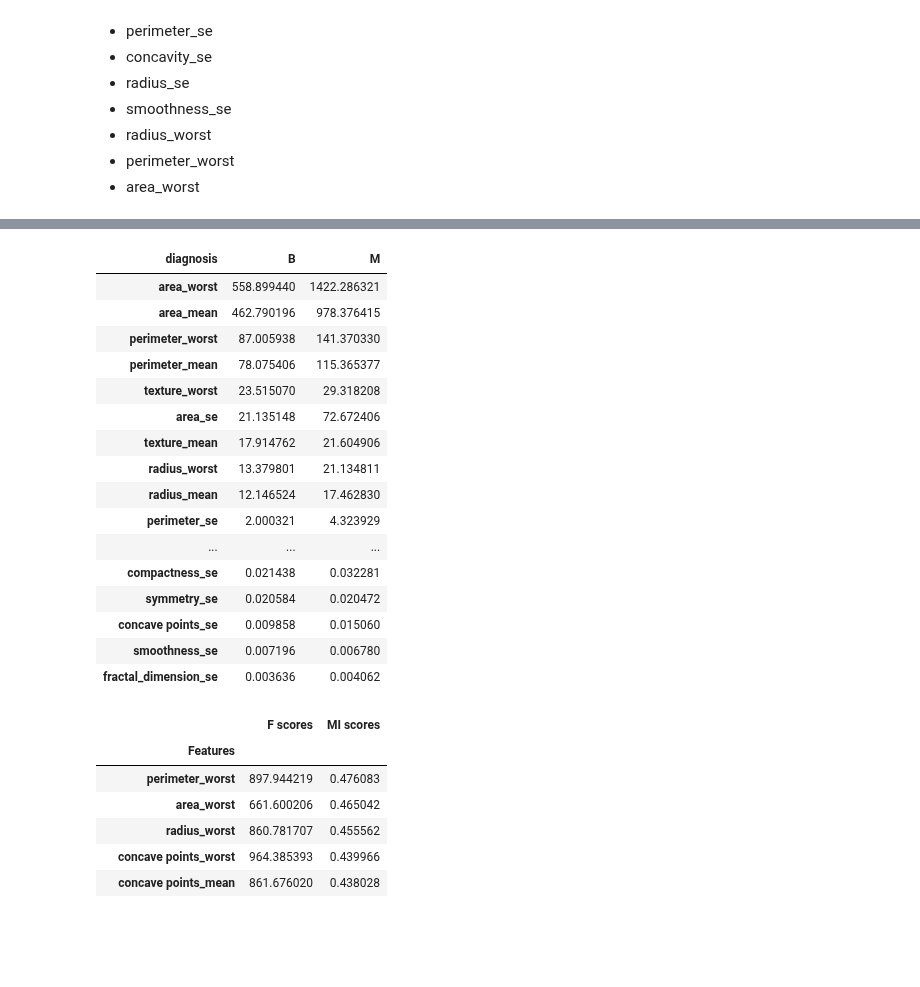
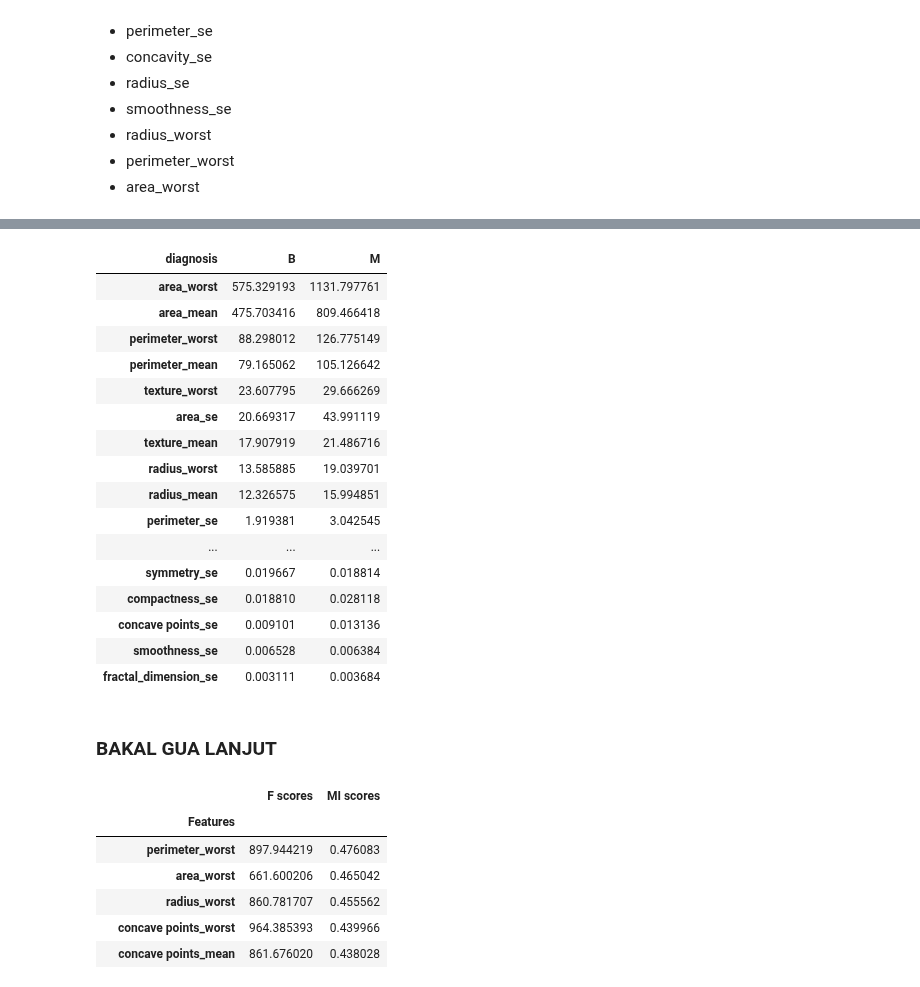
Before and after one commit to AnggaDS01/Python, a Jupyter notebook: Machine-learning/breast_cance_wisconsin_classification/breast_cancer.ipynb, the cells around one changed output, grey strips where cells are left out. Saved outputs shown, nothing was run; the diff lists cells and outputs as text; code cells hidden in the pictures; blank space fills up the shorter version.

```diff
--- a/Machine-learning/breast_cance_wisconsin_classification/breast_cancer.ipynb
+++ b/Machine-learning/breast_cance_wisconsin_classification/breast_cancer.ipynb
@@ -378,0 +377,28 @@ plt.show()
+# %%
+class Clean_Data:
+  def __init__(self, data, target_columns):
+    self.target_columns = target_columns
+    self.data = data
+
+  def detect_outlier(self):
+    q1, q3, iqr, lower_limit, upper_limit = {}, {}, {}, {}, {}
+    select_data = self.data[self.target_columns].quantile([.25, .75])
+
+    for key, val in select_data.to_dict().items():
+      q1[key] = val[0.25]
+      q3[key] = val[0.75]
+      iqr[key] = q3[key] - q1[key]
+      lower_limit[key], upper_limit[key] = q1[key] - 1.5*iqr[key], q3[key] + 1.5*iqr[key]
+
+    self.lower_limit = lower_limit
+    self.upper_limit = upper_limit
+    self.q1 = q1
+    self.q3 = q3
+    self.iqr = iqr
+
+  def remove_outlier(self):
+    new_df = self.data.copy(deep=True)
+    for col in self.target_columns:
+      new_df = new_df[new_df[col].between(self.lower_limit[col], self.upper_limit[col])]
+
+    return new_df
@@ -378,0 +413,8 @@ plt.show()
+# %%
+clean_df = Clean_Data(df, target_cols_outlier)
+clean_df.detect_outlier()
+bc_df_fixed  = clean_df.remove_outlier()
+
+print(clean_df.lower_limit)
+print()
+print(clean_df.upper_limit)
@@ -378,0 +444,4 @@ plt.show()
+# %%
+by_diagnosis = bc_df_fixed.groupby(by='diagnosis')
+by_diagnosis.size().plot(kind='bar')
+plt.show()
@@ -379,20 +450,22 @@ plt.show()
 # %%
-by_diagnosis[df.columns].mean().T.sort_values(by=['B', 'M'], ascending=False)
+by_diagnosis[bc_df_fixed.columns].mean().T.sort_values(by=['B', 'M'], ascending=False)
 # %% [output]
 | diagnosis | B | M |
-| area_worst | 558.899440 | 1422.286321 |
-| area_mean | 462.790196 | 978.376415 |
-| perimeter_worst | 87.005938 | 141.370330 |
-| perimeter_mean | 78.075406 | 115.365377 |
-| texture_worst | 23.515070 | 29.318208 |
-| area_se | 21.135148 | 72.672406 |
-| texture_mean | 17.914762 | 21.604906 |
-| radius_worst | 13.379801 | 21.134811 |
-| radius_mean | 12.146524 | 17.462830 |
-| perimeter_se | 2.000321 | 4.323929 |
+| area_worst | 575.329193 | 1131.797761 |
+| area_mean | 475.703416 | 809.466418 |
+| perimeter_worst | 88.298012 | 126.775149 |
+| perimeter_mean | 79.165062 | 105.126642 |
+| texture_worst | 23.607795 | 29.666269 |
+| area_se | 20.669317 | 43.991119 |
+| texture_mean | 17.907919 | 21.486716 |
+| radius_worst | 13.585885 | 19.039701 |
+| radius_mean | 12.326575 | 15.994851 |
+| perimeter_se | 1.919381 | 3.042545 |
 | ... | ... | ... |
-| compactness_se | 0.021438 | 0.032281 |
-| symmetry_se | 0.020584 | 0.020472 |
-| concave points_se | 0.009858 | 0.015060 |
-| smoothness_se | 0.007196 | 0.006780 |
-| fractal_dimension_se | 0.003636 | 0.004062 |
+| symmetry_se | 0.019667 | 0.018814 |
+| compactness_se | 0.018810 | 0.028118 |
+| concave points_se | 0.009101 | 0.013136 |
+| smoothness_se | 0.006528 | 0.006384 |
+| fractal_dimension_se | 0.003111 | 0.003684 |
+# %% [markdown]
+### BAKAL GUA LANJUT
```
Also changed, not shown: parts of 9 cells of this notebook.
